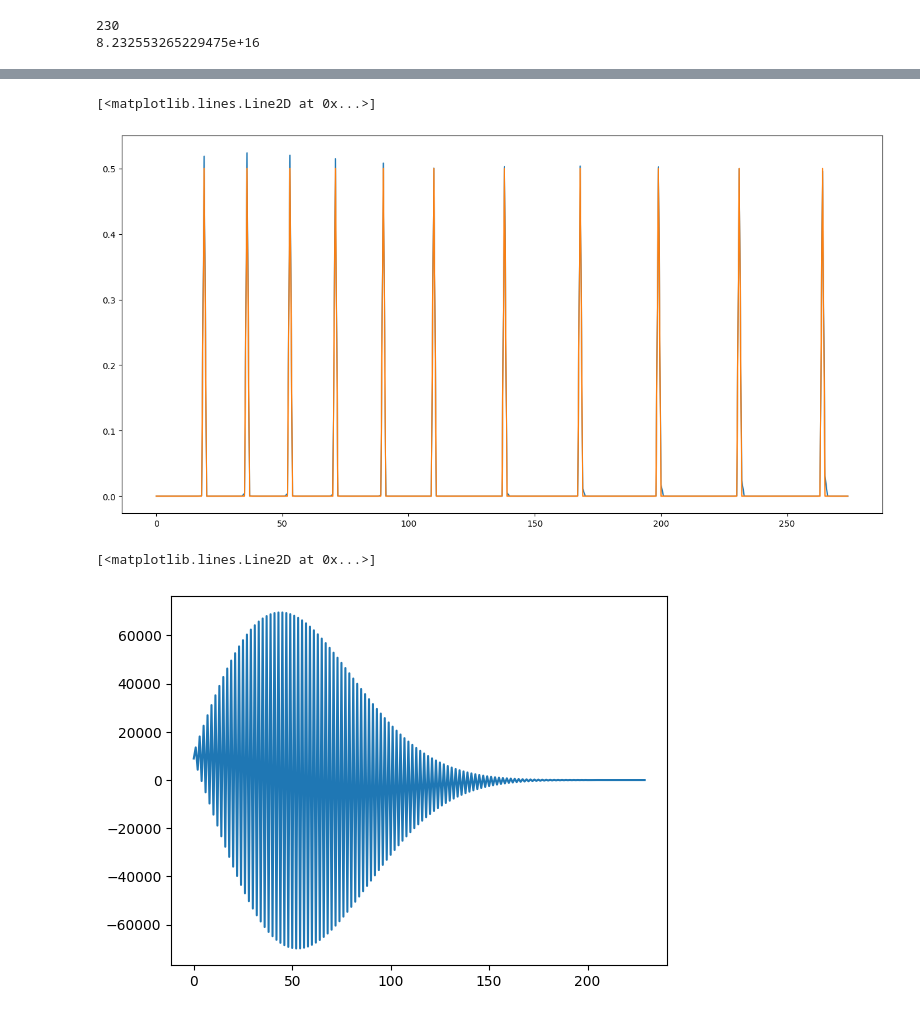
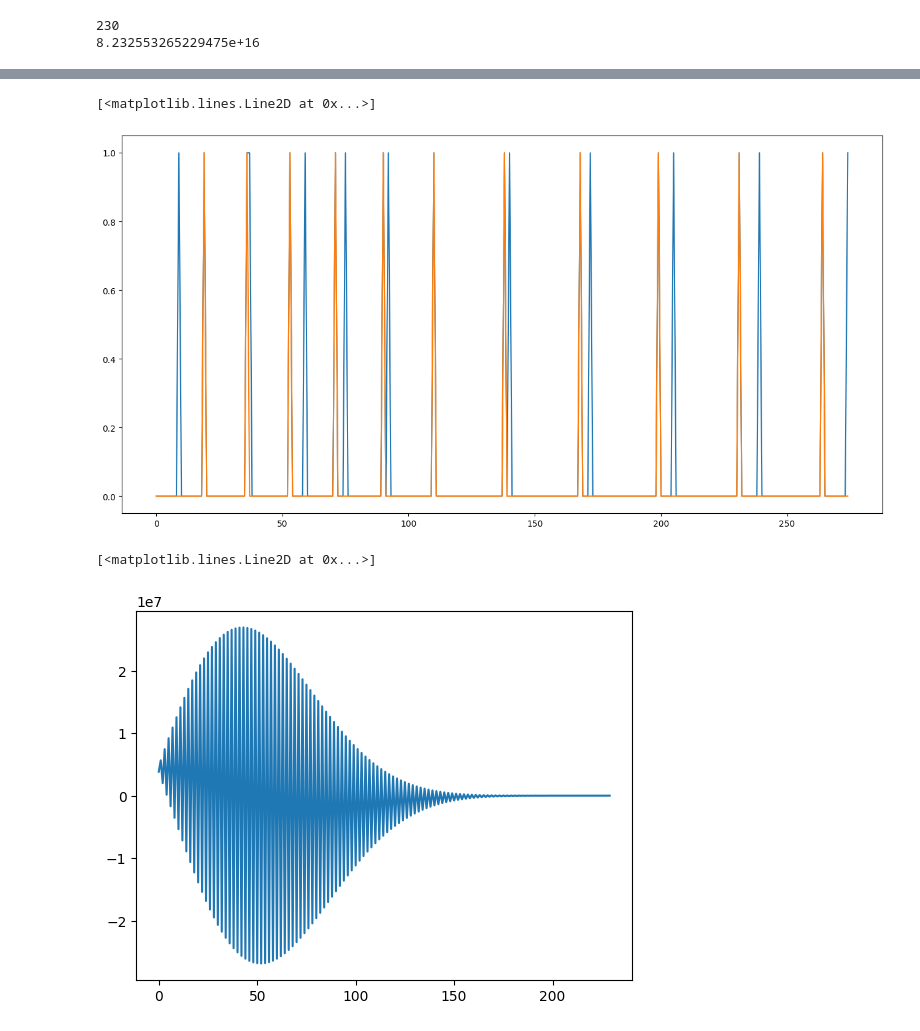
Before and after one commit to Duanyll/h743framework, a Jupyter notebook: SignalNet/bandpass.ipynb, the cells around one changed output, grey strips where cells are left out. Cells and saved outputs as stored; diff of their text form; code cells hidden in the pictures.

```diff
--- a/SignalNet/bandpass.ipynb
+++ b/SignalNet/bandpass.ipynb
@@ -240,37 +249,40 @@ print(np.linalg.cond(A.T @ A))
 # %%
 def sample_for_base(base):
     n = base * 20
     t = sample_time(n, base * 2e6).astype(np.float64)
-    # signal = carrier(t, 100e6, 0) + carrier(t, 333e6, -5) + noise(t, -20)
-    signal = carrier(t, 100e6, 0)
+    signal = carrier(t, 100e6, 0) + carrier(t, 150e6, -5) + noise(t, -20)
+    # signal = carrier(t, 100e6, 0)
     signal = signal * np.hanning(n)
     fft = np.abs(np.fft.fft(signal)[0:n//2]) / n
     fft = reduce(fft, '(n s) -> n', 'sum', s=10)
     return fft
 
 b = np.empty(0, dtype=np.float64)
 b1 = np.zeros(m, dtype=np.float64)
 i_tot = 0
 for i in range(len(bases)):
     b = np.append(b, sample_for_base(bases[i]))
     pos = 100 % (bases[i] * 2)
     if pos >= bases[i]:
         pos = 2 * bases[i] - pos - 1
     b1[i_tot + pos] = 1
     i_tot += bases[i]
 
+b[b < 0.1] = 0
+b[b > 0.1] = 1
+
 plt.figure(figsize=(16, 8))
 plt.plot(b)
-plt.plot(b1 * 0.5)
+plt.plot(b1)
 # %% [output]
 [<matplotlib.lines.Line2D at 0x...>]
-[figure, old version]
+[figure, new version]
 # %%
 x_proj = np.linalg.solve(A.T @ A, A.T @ b)
 plt.plot(x_proj)
 # %% [output]
 [<matplotlib.lines.Line2D at 0x...>]
-[figure, old version]
+[figure, new version]
 # %%
 x_qr = np.linalg.lstsq(A, b)[0]
 plt.plot(x_qr, label='QR')
```
Also changed, not shown: parts of 2 cells of this notebook, 13 other files.
